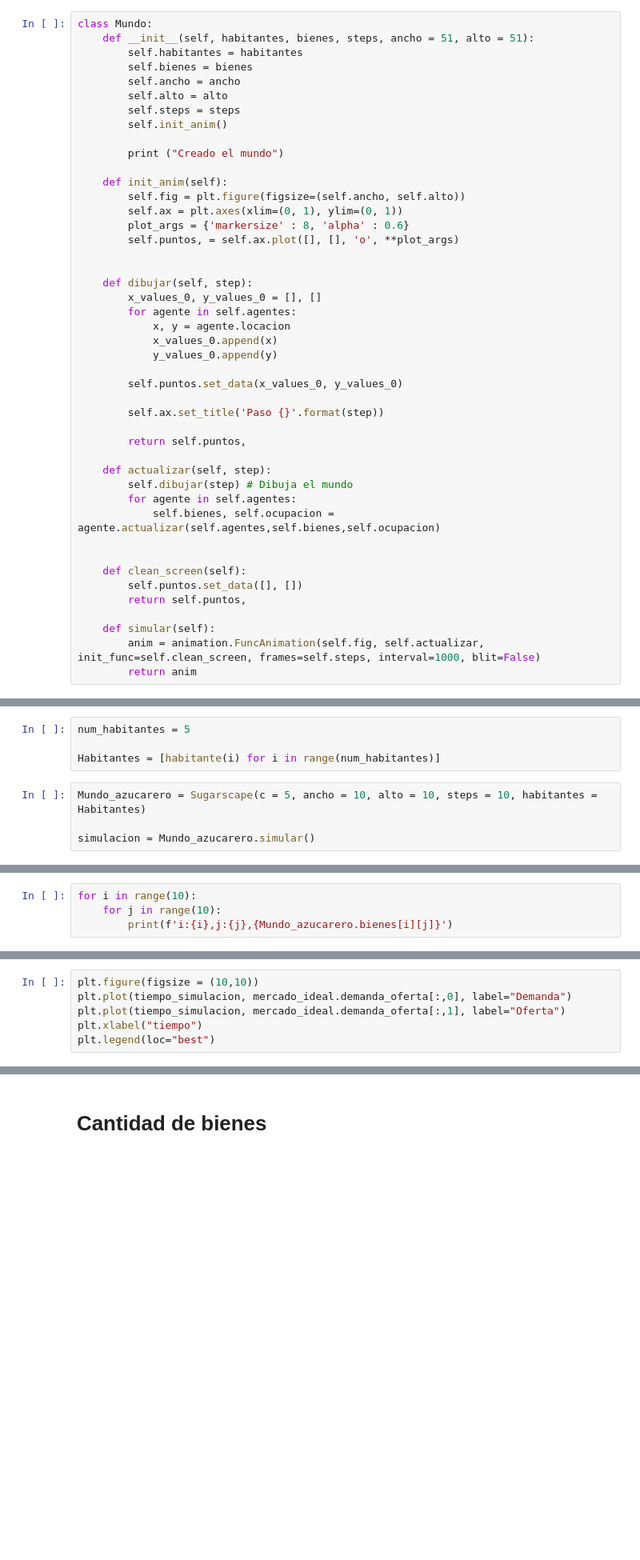
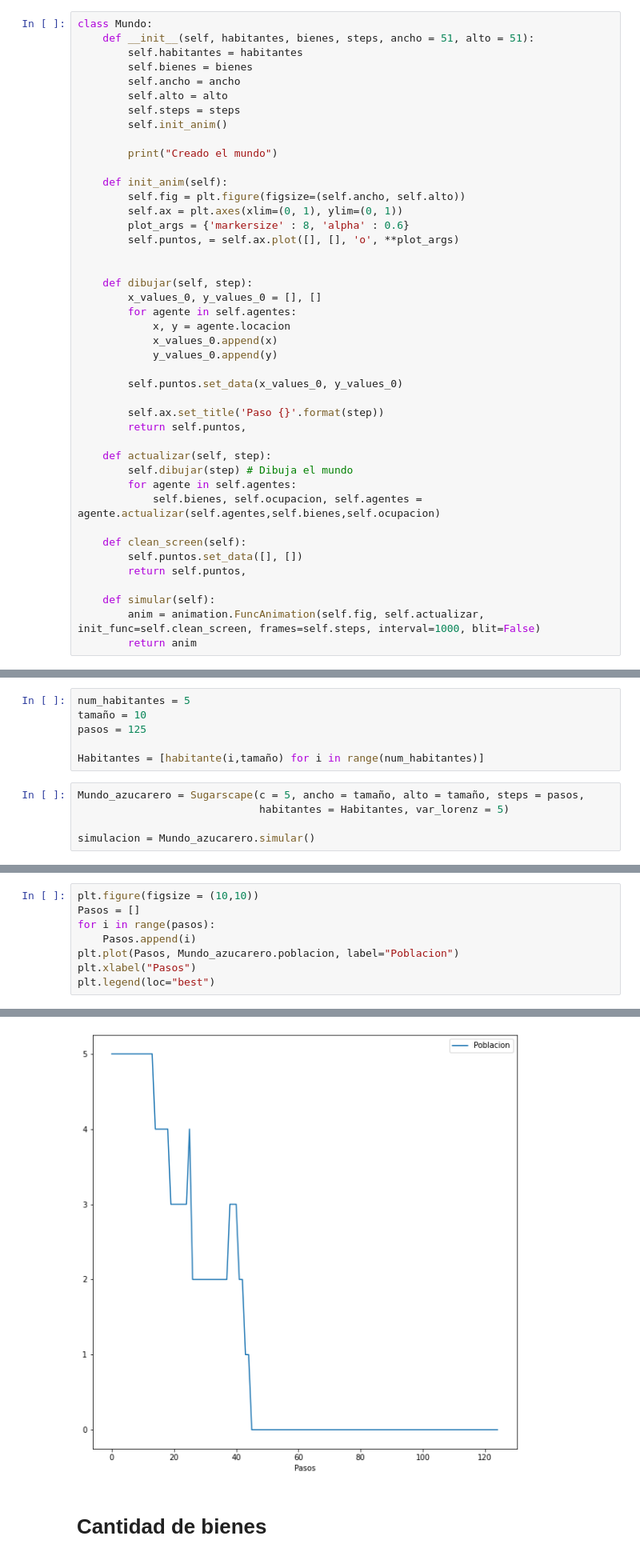
Before and after one commit to Skalas/Matematicas-Computacionales-fall2021, a Jupyter notebook: alumnos/ZihiFredo/Proyecto/Proyecto BUENO.ipynb, the cells around one changed output, grey strips where cells are left out. Shown at 80% size. Drawn from its saved outputs; the diff is of its cells as text; blank space fills up the shorter version.

```diff
--- a/alumnos/ZihiFredo/Proyecto/Proyecto BUENO.ipynb
+++ b/alumnos/ZihiFredo/Proyecto/Proyecto BUENO.ipynb
@@ -104,7 +148,7 @@ class Mundo:
         self.steps = steps
         self.init_anim()
 
-        print ("Creado el mundo")
+        print("Creado el mundo")
 
     def init_anim(self):
         self.fig = plt.figure(figsize=(self.ancho, self.alto))
@@ -123,14 +167,12 @@ class Mundo:
         self.puntos.set_data(x_values_0, y_values_0)
 
         self.ax.set_title('Paso {}'.format(step))
-
         return self.puntos,
 
     def actualizar(self, step):
         self.dibujar(step) # Dibuja el mundo
         for agente in self.agentes:
-            self.bienes, self.ocupacion = agente.actualizar(self.agentes,self.bienes,self.ocupacion)
-
+            self.bienes, self.ocupacion, self.agentes = agente.actualizar(self.agentes,self.bienes,self.ocupacion)
 
     def clean_screen(self):
         self.puntos.set_data([], [])
@@ -206,9 +312,12 @@ class Sugarscape(Mundo):
 # %%
 num_habitantes = 5
+tamaño = 10
+pasos = 125
 
-Habitantes = [habitante(i) for i in range(num_habitantes)]
+Habitantes = [habitante(i,tamaño) for i in range(num_habitantes)]
 # %%
-Mundo_azucarero = Sugarscape(c = 5, ancho = 10, alto = 10, steps = 10, habitantes = Habitantes)
+Mundo_azucarero = Sugarscape(c = 5, ancho = tamaño, alto = tamaño, steps = pasos,
+                             habitantes = Habitantes, var_lorenz = 5)
 
 simulacion = Mundo_azucarero.simular()
 # %% [output]
@@ -217,7 +326,3 @@ simulacion = Mundo_azucarero.simular()
 HTML(simulacion.to_html5_video())
 # %% [output]
 [interactive output not drawn]
-# %%
-for i in range(10):
-    for j in range(10):
-        print(f'i:{i},j:{j},{Mundo_azucarero.bienes[i][j]}')
@@ -255,6 +331,9 @@ tiempo_simulacion = np.linspace(0,1, duracion)
 # %%
 plt.figure(figsize = (10,10))
-plt.plot(tiempo_simulacion, mercado_ideal.demanda_oferta[:,0], label="Demanda")
-plt.plot(tiempo_simulacion, mercado_ideal.demanda_oferta[:,1], label="Oferta")
-plt.xlabel("tiempo")
+Pasos = []
+for i in range(pasos):
+    Pasos.append(i)
+plt.plot(Pasos, Mundo_azucarero.poblacion, label="Poblacion")
+plt.xlabel("Pasos")
 plt.legend(loc="best")
+# %% [output]
@@ -261,2 +341,3 @@ plt.legend(loc="best")
+[figure, added]
 # %% [markdown]
 # Cantidad de bienes
```
Also changed, not shown: parts of 17 cells of this notebook.
